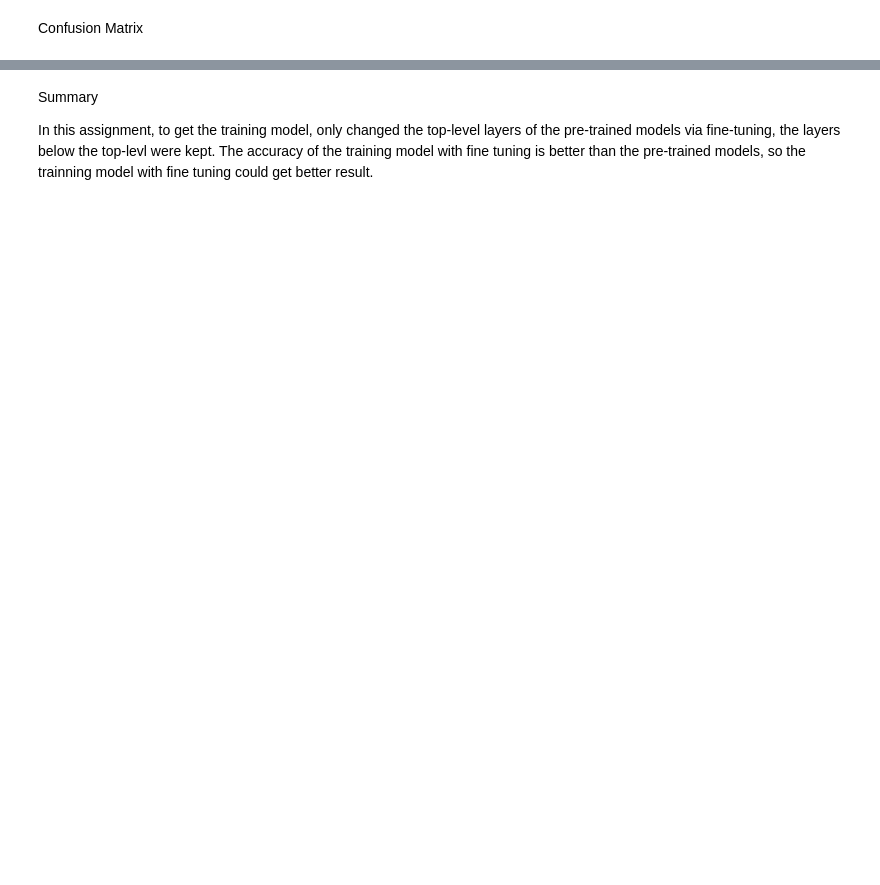
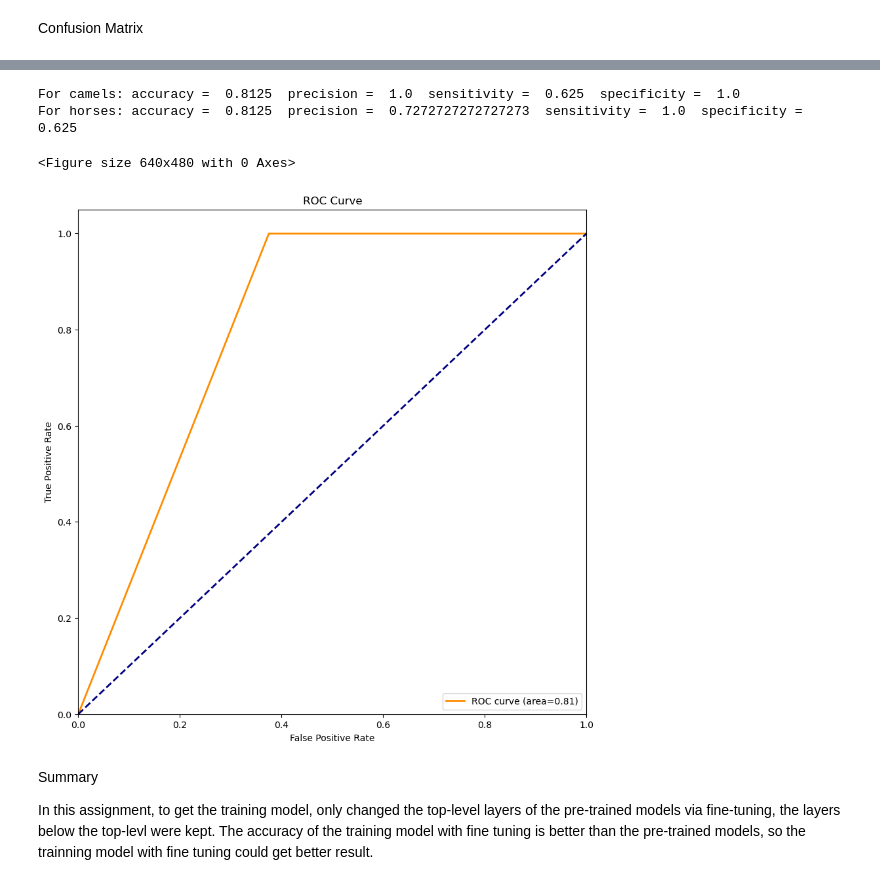
Before and after one commit to hwjuan107/computer-vision, a Jupyter notebook: ResNet50_ImageNet.ipynb, the cells around one changed output, grey strips where cells are left out. Saved outputs shown, nothing was run; the diff lists cells and outputs as text; code cells hidden in the pictures; blank space fills up the shorter version.

```diff
--- a/ResNet50_ImageNet.ipynb
+++ b/ResNet50_ImageNet.ipynb
@@ -442,3 +449,43 @@ plt.savefig('./confusion_matrix.jpg')
+# %%
+#for camels
+TP = cm[0][0]
+FN = cm[0][1]
+FP = cm[1][0]
+TN = cm[1][1]
+accuracy_camel = (TP+TN)/(TP+FN+FP+TN)
+precision_camel = TP/(TP+FP)
+sensitivity_camel = TP/(TP+FN)
+specificity_camel = TN/(TN+FP)
+print("For camels: accuracy = ", accuracy_camel," precision = ",precision_camel, " sensitivity = ",sensitivity_camel, " specificity = ", specificity_camel)
+
+#for horses
+accuracy_horse = (TN+TP)/(TP+FN+FP+TN)
+precision_horse = TN/(TN+FN)
+sensitivity_horse = TN/(TN+FP)
+specificity_horse = TP/(TP+FN)
+print("For horses: accuracy = ", accuracy_horse," precision = ",precision_horse, " sensitivity = ",sensitivity_horse, " specificity = ", specificity_horse)
+# %% [output]
+For camels: accuracy =  0.8125  precision =  1.0  sensitivity =  0.625  specificity =  1.0
+For horses: accuracy =  0.8125  precision =  0.7272727272727273  sensitivity =  1.0  specificity =  0.625
+# %%
+#plot the ROC
+fpr,tpr,threshold = roc_curve(label_batch,predictions)
+roc_auc = auc(fpr,tpr)
+plt.figure()
+lw=2
+plt.figure(figsize=(10,10))
+plt.plot(fpr,tpr,color='darkorange',lw=lw,label='ROC curve (area=%0.2f)'%roc_auc)
+plt.plot([0,1],[0,1],color='navy',lw=lw,linestyle='--')
+plt.xlim([0.0,1.0])
+plt.ylim([0.0,1.05])
+plt.xlabel('False Positive Rate')
+plt.ylabel('True Positive Rate')
+plt.title('ROC Curve')
+plt.legend(loc='lower right')
+plt.show()
+# %% [output]
+<Figure size 640x480 with 0 Axes>
+[figure, added]
 # %% [markdown]
 Summary
 
```
Also changed, not shown: parts of 30 cells of this notebook.
